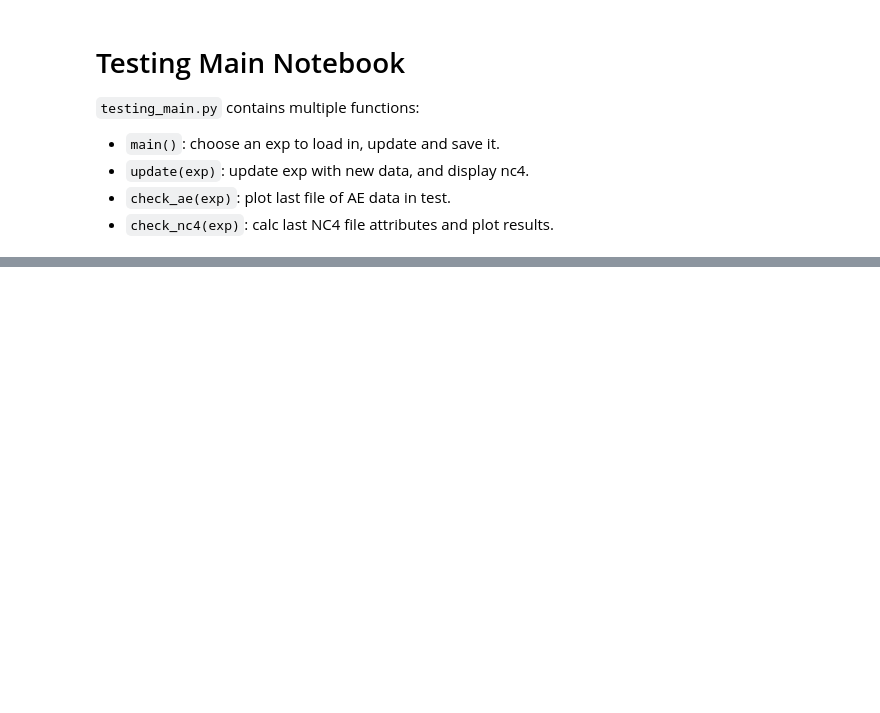
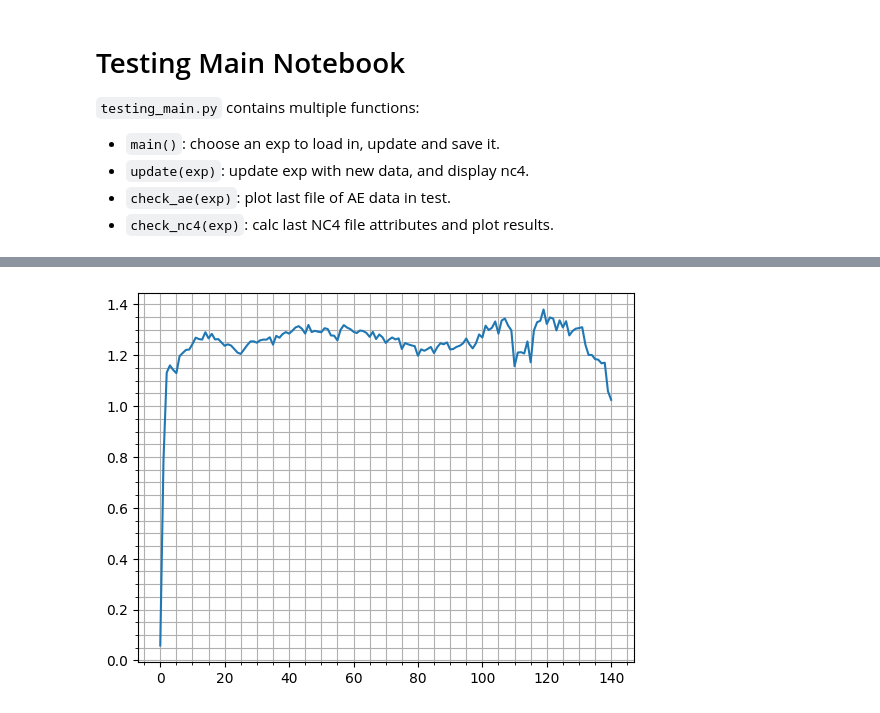
Before and after one commit to TomJessel/PhD-DCB_Grinding, a Jupyter notebook: testing.ipynb, the cells around one changed output, grey strips where cells are left out. Saved outputs shown, nothing was run; the diff lists cells and outputs as text; code cells hidden in the pictures; blank space fills up the shorter version.

```diff
--- a/testing.ipynb
+++ b/testing.ipynb
@@ -54,0 +109,6 @@ f = exp.nc4.plot_xy()
+# %%
+plt.plot(exp.features['RMS'])
+plt.minorticks_on()
+plt.grid(True, which='both')
+# %% [output]
+[figure, added]
```
Also changed, not shown: parts of 14 cells of this notebook.
